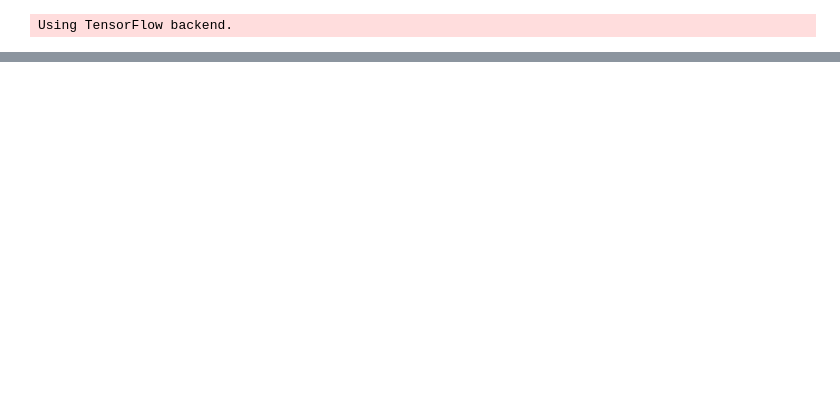
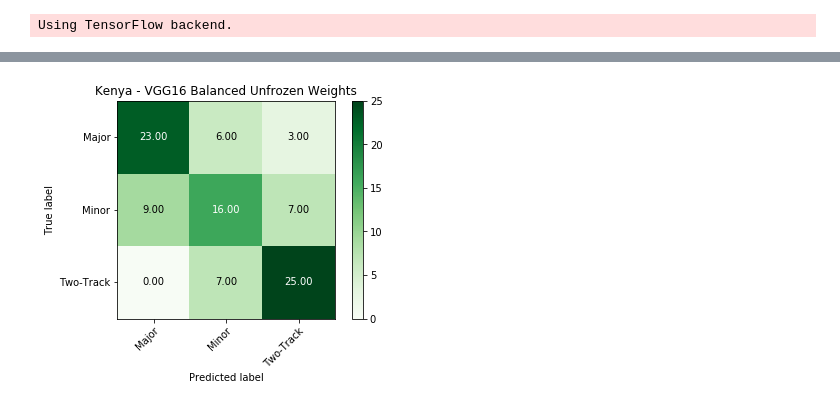
Before and after one commit to choiben314/cs325b, a Jupyter notebook: ben_dev.ipynb, the cells around one changed output, grey strips where cells are left out. Drawn from its saved outputs; the diff is of its cells as text; code cells hidden in the pictures; blank space fills up the shorter version.

```diff
--- a/ben_dev.ipynb
+++ b/ben_dev.ipynb
@@ -222,3 +296,8 @@ show_activation_map(img, vgg, 'block5_conv3', preprocess_input, square_dim=4)
+# %%
+import matplotlib.style as style
+style.available
+style.use('seaborn-poster')
+style.use('ggplot')
 # %%
 # Generates test set indices for failure case analysis
 
@@ -226,0 +314,13 @@ def get_failure_indices(X_test, y_test):
+# %%
+ids = [fname.split("_")[0] for fname in formatted_filenames]
+test_df = dg.dataframes['kenya'][dg.dataframes["kenya"]["id"].isin(ids)][["class"]]
+test_df["fname"] = formatted_filenames
+test_df["fname"] = formatted_filenames
+
+major_df = test_df[test_df['class']=='major']
+minor_df = test_df[test_df['class']=='minor']
+two_df = test_df[test_df['class']=='two-track']
+
+all_df = pandas.concat([major_df, minor_df, two_df])
+print(all_df[0:32])
+print(major_df)
@@ -226,0 +345,79 @@ def get_failure_indices(X_test, y_test):
+# %%
+from keras.preprocessing.image import ImageDataGenerator
+from sklearn.metrics import confusion_matrix
+
+with tf.device('device:GPU:1'):
+    df_to_analyze = test_df
+    test_datagen=ImageDataGenerator(preprocessing_function=preprocess_input,
+                                             horizontal_flip=True,
+                                             vertical_flip=True,)
+    #                                          rotation_range=180,
+    #                                          brightness_range=[0.0, 2.0],
+    #                                          zoom_range=[0.8, 1.0],
+    #                                          shear_range=.2,
+    #                                          channel_shift_range=.2,
+    #                                          width_shift_range=.2,
+    #                                          height_shift_range=.2,
+    #                                          fill_mode='nearest')
+    test_generator = test_datagen.flow_from_dataframe(
+            dataframe=df_to_analyze,
+            directory='local_images/kenya/',
+            x_col="fname",
+            y_col="class",
+            target_size=(224, 224),
+            batch_size=32,
+            class_mode='categorical',
+            shuffle=False)
+
+    print(test_generator.classes)
+
+    predictions = model.predict_generator(test_generator, steps=3)
+#     predictions = model.predict_generator(test_generator, steps=1)
+    print(np.argmax(predictions, axis=1))
+
+    y_true = test_generator.classes
+    y_pred = np.argmax(predictions, axis=1)
+
+    classes = ['Major', 'Minor', 'Two-Track']
+
+    cm = confusion_matrix(y_true, y_pred)
+
+    fig, ax = plt.subplots()
+    im = ax.imshow(cm, interpolation='nearest', cmap=plt.cm.Greens)
+    ax.figure.colorbar(im, ax=ax)
+    # We want to show all ticks...
+    ax.set(xticks=np.arange(cm.shape[1]),
+           yticks=np.arange(cm.shape[0]),
+           # ... and label them with the respective list entries
+           xticklabels=classes, yticklabels=classes,
+           title='Kenya - VGG16 Balanced Unfrozen Weights',
+           ylabel='True label',
+           xlabel='Predicted label')
+
+    # Rotate the tick labels and set their alignment.
+    plt.setp(ax.get_xticklabels(), rotation=45, ha="right",
+             rotation_mode="anchor")
+
+    fmt = '.2f' if normalize else 'd'
+    thresh = cm.max() / 2.
+    for i in range(cm.shape[0]):
+        for j in range(cm.shape[1]):
+            ax.text(j, i, format(cm[i, j], fmt),
+                    ha="center", va="center",
+                    color="white" if cm[i, j] > thresh else "black")
+
+    fig.tight_layout()
+    fig.show()
+    plt.ylim([2.5, -0.5])
+
+#     print(df_to_analyze[np.argmax(predictions, axis=1) != 0]['fname'])
+
+#     for idx, name in enumerate(df_to_analyze['fname']):
+#         plt.imshow(cv2.imread('local_images/kenya/' + name))
+#         plt.title(str(np.argmax(predictions, axis=1)[idx]))
+#         plt.show()
+#     img = cv2.imread('345677_kenya_resized.jpg')
+#     img = img_to_array(img)
+#     img = expand_dims(img, axis=0)
+#     print(model.predict(preprocess_input(img)))
+# %% [output]
@@ -226,0 +429 @@ def get_failure_indices(X_test, y_test):
+[figure, added]
```
Also changed, not shown: parts of 12 cells of this notebook, 6 other files.
